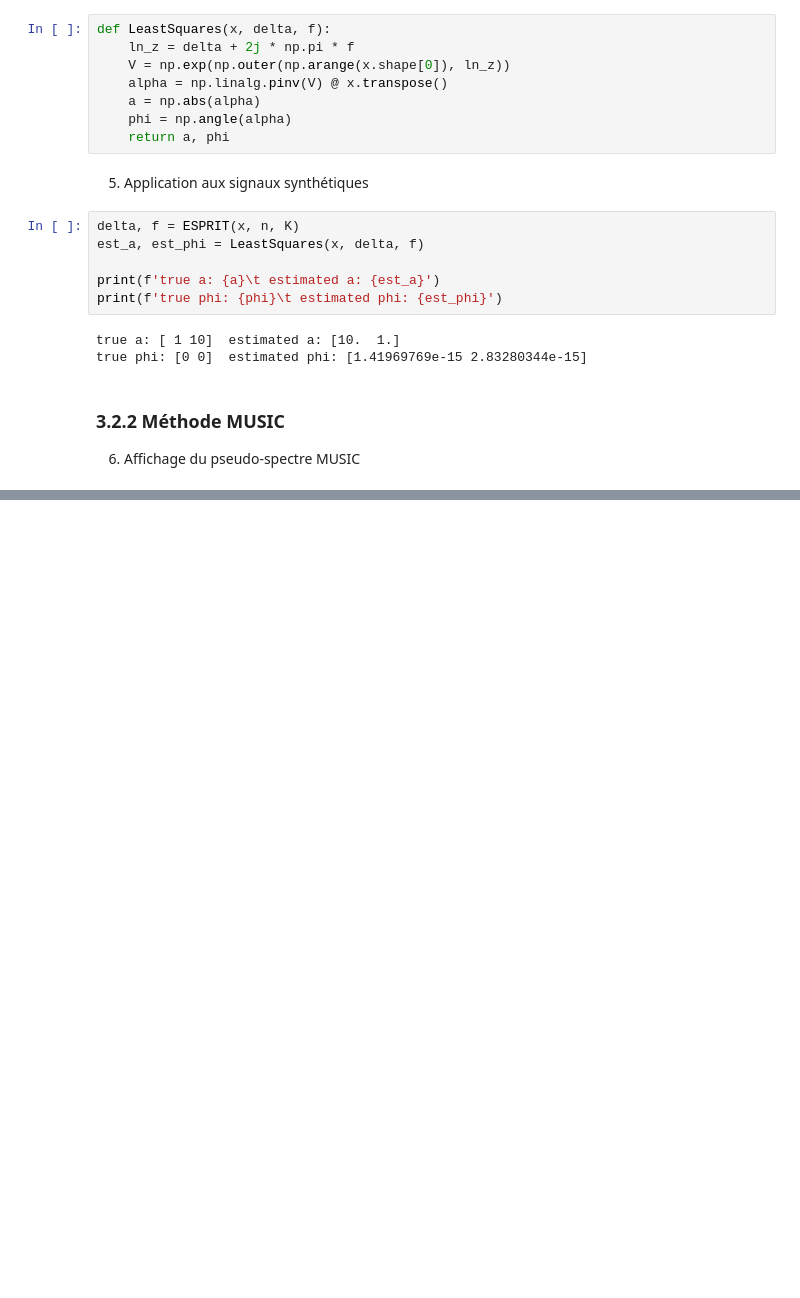
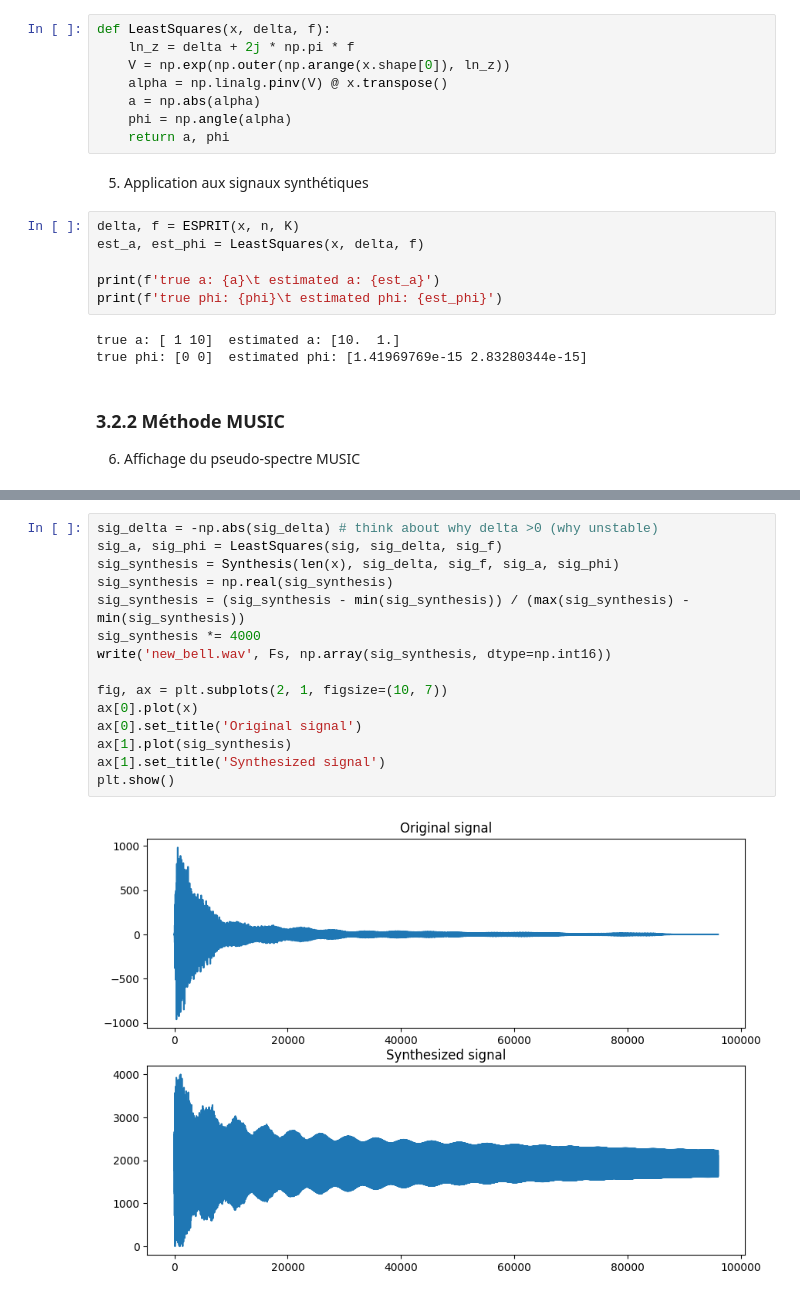
Before and after one commit to kjle/ATIAM-Promo-2025, a Jupyter notebook: TSM/TP-HR-fichiers/template-TP-HR.ipynb, the cells around one changed output, grey strips where cells are left out. Cells and saved outputs as stored; diff of their text form; blank space fills up the shorter version.

```diff
--- a/TSM/TP-HR-fichiers/template-TP-HR.ipynb
+++ b/TSM/TP-HR-fichiers/template-TP-HR.ipynb
@@ -276,0 +324,17 @@ plt.show()
+# %%
+sig_delta = -np.abs(sig_delta) # think about why delta >0 (why unstable)
+sig_a, sig_phi = LeastSquares(sig, sig_delta, sig_f)
+sig_synthesis = Synthesis(len(x), sig_delta, sig_f, sig_a, sig_phi)
+sig_synthesis = np.real(sig_synthesis)
+sig_synthesis = (sig_synthesis - min(sig_synthesis)) / (max(sig_synthesis) - min(sig_synthesis))
+sig_synthesis *= 4000
+write('new_bell.wav', Fs, np.array(sig_synthesis, dtype=np.int16))
+
+fig, ax = plt.subplots(2, 1, figsize=(10, 7))
+ax[0].plot(x)
+ax[0].set_title('Original signal')
+ax[1].plot(sig_synthesis)
+ax[1].set_title('Synthesized signal')
+plt.show()
+# %% [output]
+[figure, added]
```
Also changed, not shown: parts of 10 cells of this notebook, 1 other file.
